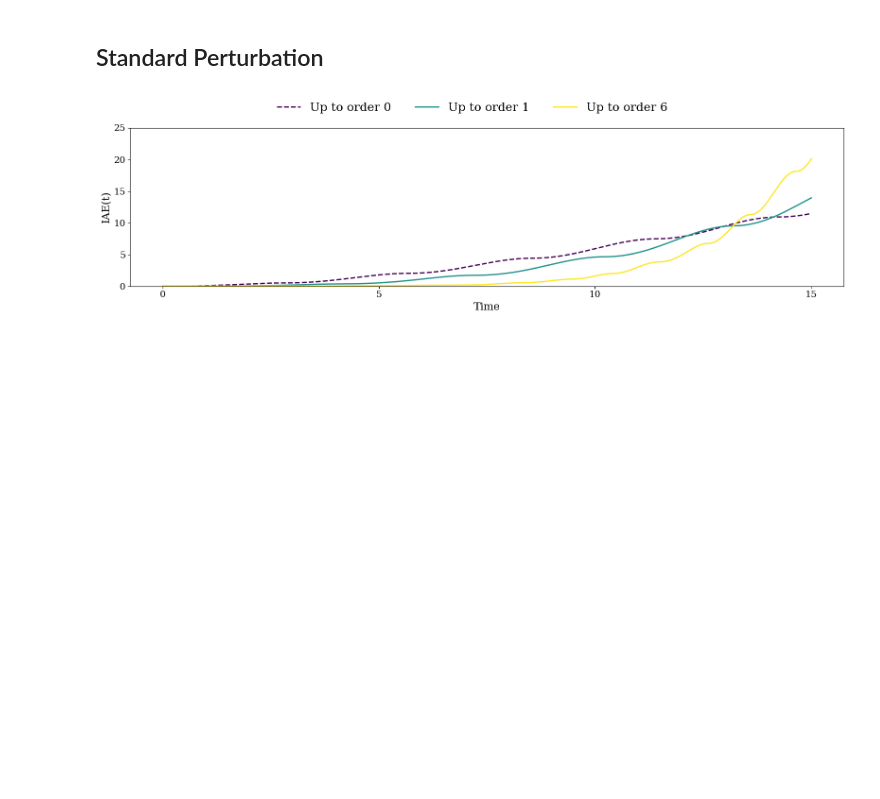
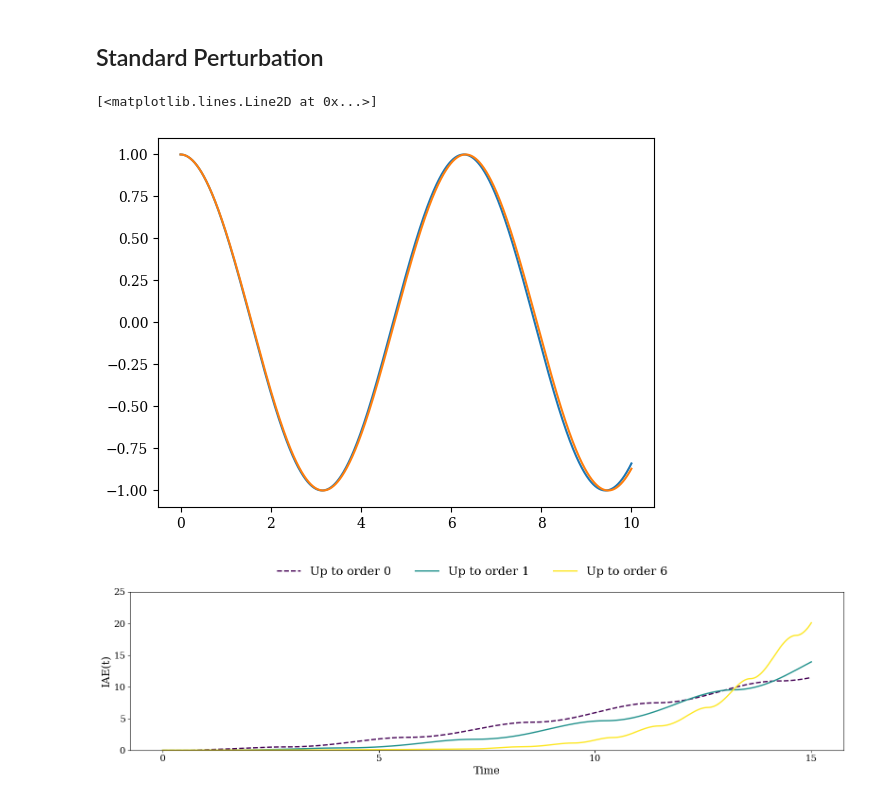
Before and after one commit to esemsc-dda24/PTL-PINNs, a Jupyter notebook: ptlpinns/results/undamped_pol.ipynb, the cells around one changed output. Cells and saved outputs as stored; diff of their text form; code cells hidden in the pictures; blank space fills up the shorter version.

```diff
--- a/ptlpinns/results/undamped_pol.ipynb
+++ b/ptlpinns/results/undamped_pol.ipynb
@@ -11,11 +11,17 @@ import math
 # %%
-name = "undamped_k12"
+name_undamped = "undamped_k12"
 
-undamped_path = f"/home/dda24/PTL-PINNs/ptlpinns/models/train/{name}"
-undamped_name = f"model_{name}.pth"
+undamped_path = f"/home/dda24/PTL-PINNs/ptlpinns/models/train/{name_undamped}"
+undamped_name = f"model_{name_undamped}.pth"
 undamped_model, training_log = model.load_model(undamped_path, undamped_name)
 # %% [output]
 12 True True True 1.0 16 [256, 256, 512]
+# %%
+name_underdamped = "underdamped_k12"
+
+underdamped_path = f"/home/dda24/PTL-PINNs/ptlpinns/models/train/{name_underdamped}"
+underdamped_name = f"model_{name_underdamped}.pth"
+underdamped_model, training_log = model.load_model(underdamped_path, underdamped_name)
 # %% [markdown]
 ### Problem definition
 # %%
@@ -30,7 +36,7 @@ H_dict = transfer.compute_H_dict(undamped_model, N=N, bias=True, t_span=t_span)
 ### Transfer parameters
 # %%
 w_list_transfer = [1]
-zeta_list = [0.0]
+zeta_list = [0.5]
 forcing_list = [forcing.zeroes_2D(numpy=True)]
 ic_list = [[1, 0]]
 epsilon_list = [0.5]
@@ -47,6 +53,14 @@ NN_TL_solution_standard = NN_TL_solution_standard.squeeze()
 # %%
 PINN_x_solution_standard = [perturbation_solution_standard[i][:, 0] for i in range(len(perturbation_solution_standard))]
 PINN_x_solution_series_standard = standard.calculate_general_series(PINN_x_solution_standard, epsilon=epsilon_list[0])
+# %%
+import matplotlib.pyplot as plt
+
+plt.plot(t_eval, PINN_x_solution_series_standard[-1])
+plt.plot(t_eval, numerical_undamped_duffing[0])
+# %% [output]
+[<matplotlib.lines.Line2D at 0x...>]
+[figure, added]
 # %%
 standard.plot_IAE_and_subplots(PINN_x_solution_series_standard, numerical_undamped_duffing, perturbation_solution_standard, t_eval, selected_orders=[0, 1, 6])
 # %% [output]
```
Also changed, not shown: parts of 1 cell of this notebook, 3 other files.
